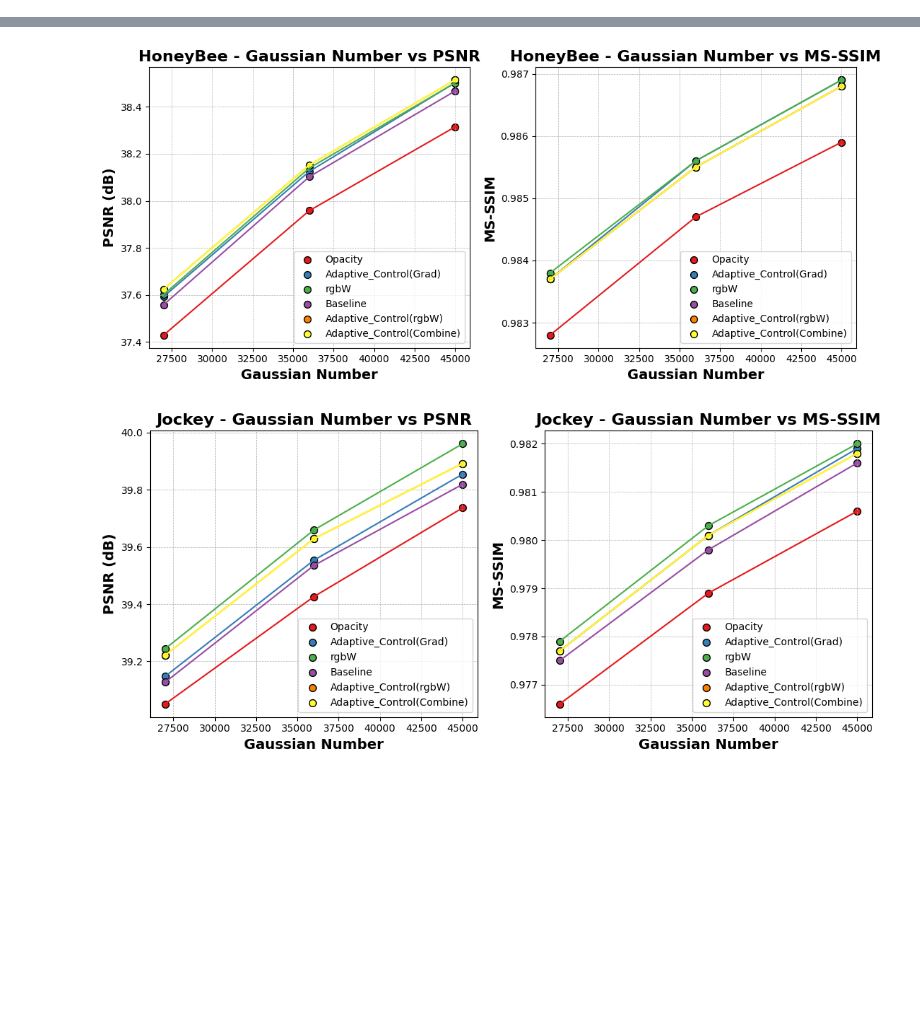
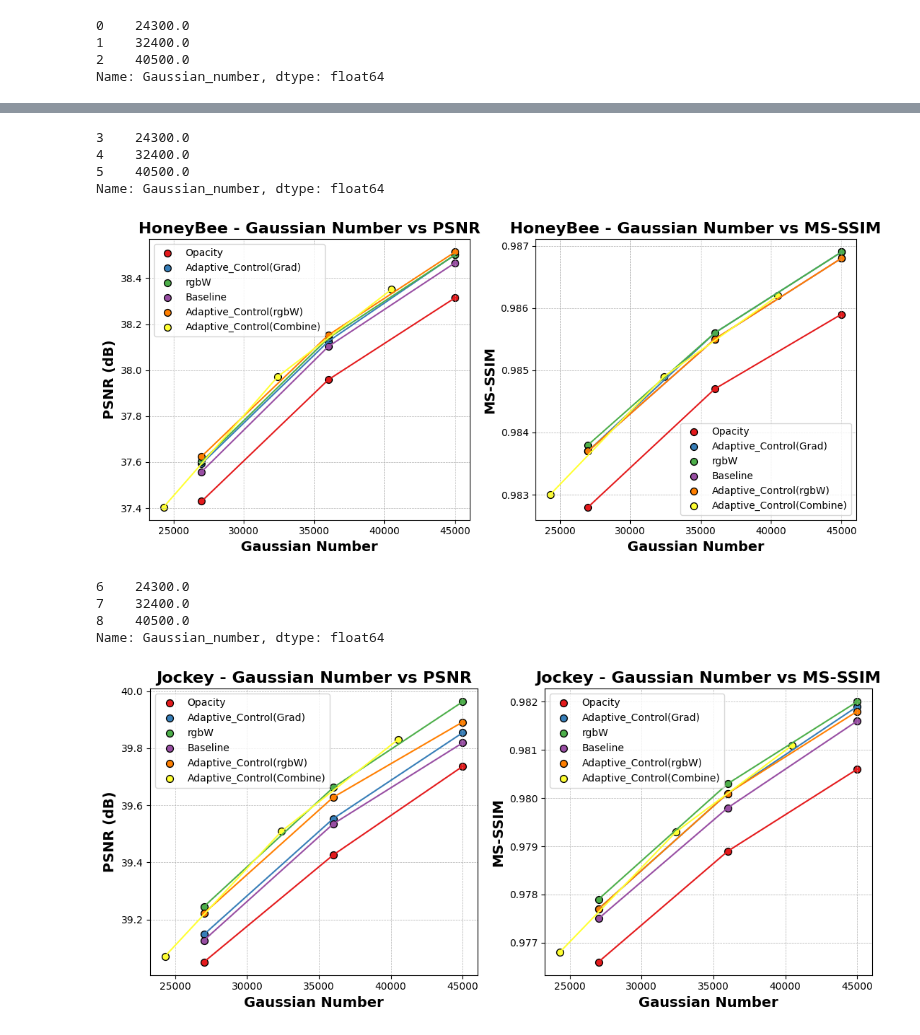
Before and after one commit to ac-freeman/GSVC, a Jupyter notebook: Visualization/Compare.ipynb, the cells around one changed output, grey strips where cells are left out. Drawn from its saved outputs; the diff is of its cells as text; code cells hidden in the pictures; blank space fills up the shorter version.

```diff
--- a/Visualization/Compare.ipynb
+++ b/Visualization/Compare.ipynb
@@ -10,7 +10,7 @@ dir_density_Grad = '../checkpoints/result_density_Grad/'
 dir_Opacity = '../checkpoints/result_Opacity/'
 dir_rgbW = '../checkpoints/result_rgbW/'
 dir_density_rgbW = '../checkpoints/result_density_rgbW/'
-dir_density_Com = '../checkpoints/result_density_Com/'
+dir_density_Com = '../checkpoints/result_density_Com2/'
 datasets = ['Beauty', 'HoneyBee', 'Jockey']
 # %%
 def parse_train_txt(train_txt_path):
@@ -80,7 +80,7 @@ def plot_gaussian_vs_metrics(df_baseline, df_density_Grad, df_Opacity, df_rgbW,
 
                 ('Baseline', df_baseline),
                 ('Adaptive_Control(rgbW)', df_density_rgbW),
-                # ('Adaptive_Control(Combine)', df_density_Com),
+                ('Adaptive_Control(Combine)', df_density_Com),
         ]
 
         for dataset in datasets:
@@ -92,6 +92,8 @@ def plot_gaussian_vs_metrics(df_baseline, df_density_Grad, df_Opacity, df_rgbW,
                 plt.subplot(1, 2, 1)
                 for i, (label, subset_df) in enumerate(sorted_datasets):
                         # Scatter plot
+                        if label=="Adaptive_Control(Combine)":
+                                print(subset_df['Gaussian_number'])
                         plt.scatter(subset_df['Gaussian_number'], subset_df['PSNR'],
                                         color=color_palette[i], s=50, label=label, edgecolor='black')
                         # Line plot
@@ -123,5 +125,9 @@ def plot_gaussian_vs_metrics(df_baseline, df_density_Grad, df_Opacity, df_rgbW,
                 plt.savefig(f'./img_compare/{dataset}_gaussian_vs_metrics.png')
                 plt.show()
 # %%
-plot_gaussian_vs_metrics(df_baseline, df_density_Grad, df_Opacity, df_rgbW,df_density_rgbW,df_density_rgbW)
+plot_gaussian_vs_metrics(df_baseline, df_density_Grad, df_Opacity, df_rgbW,df_density_rgbW,df_density_Com)
 # %% [output]
+0    24300.0
+1    32400.0
+2    40500.0
+Name: Gaussian_number, dtype: float64
@@ -129,2 +135,10 @@ plot_gaussian_vs_metrics(df_baseline, df_density_Grad, df_Opacity, df_rgbW,df_de
+3    24300.0
+4    32400.0
+5    40500.0
+Name: Gaussian_number, dtype: float64
-[figure, old version]
+[figure, new version]
+6    24300.0
+7    32400.0
+8    40500.0
+Name: Gaussian_number, dtype: float64
-[figure, old version]
+[figure, new version]
```
Also changed, not shown: parts of 1 cell of this notebook, 6 other files.
